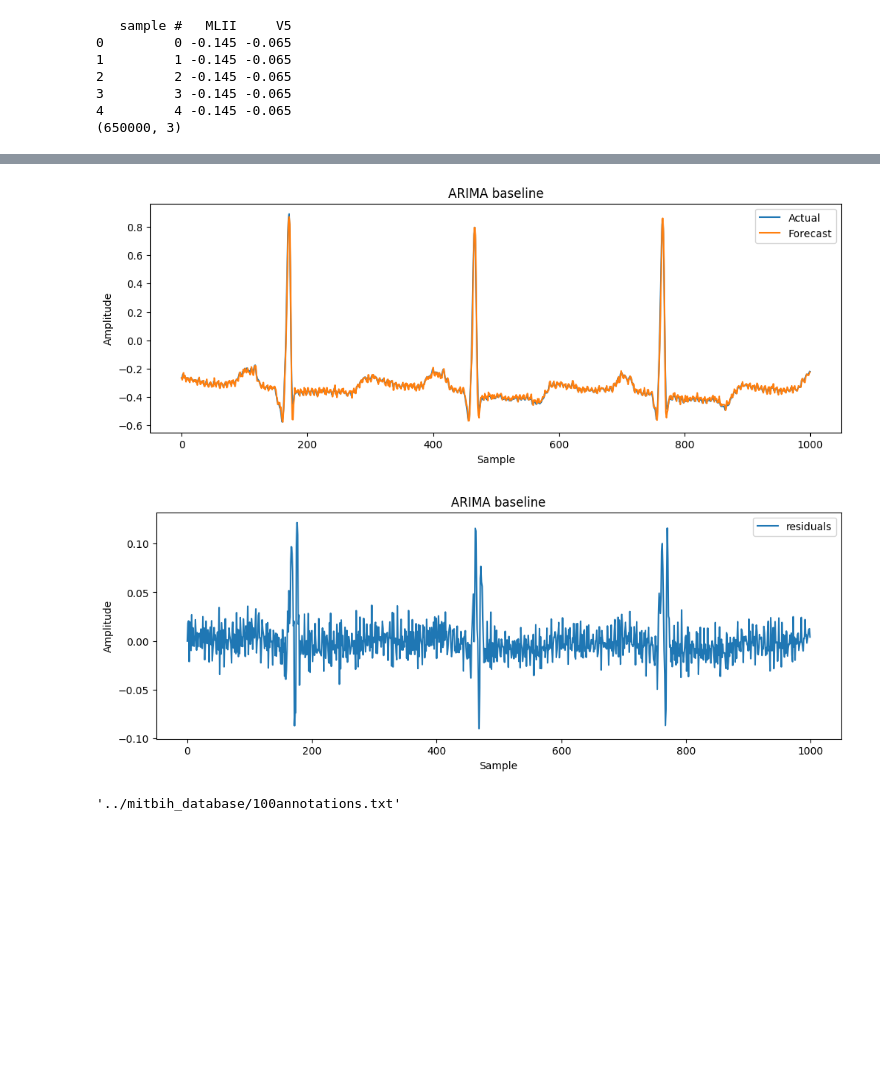
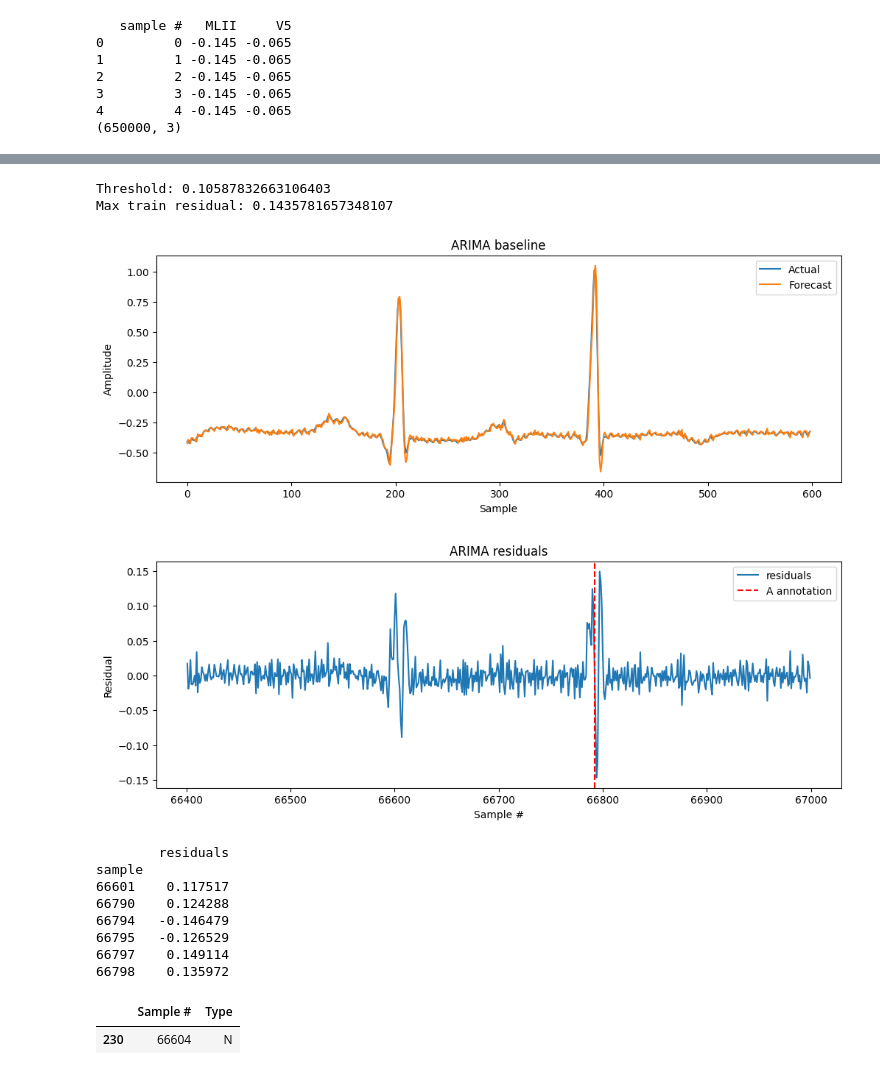
Before and after one commit to spoiler48/ecg-anomalies, a Jupyter notebook: notebooks/arima.ipynb, the cells around one changed output, grey strips where cells are left out. Drawn from its saved outputs; the diff is of its cells as text; code cells hidden in the pictures; blank space fills up the shorter version.

Commit message:
arima modifications

```diff
--- a/notebooks/arima.ipynb
+++ b/notebooks/arima.ipynb
@@ -47,0 +123,8 @@ print(data.shape)
+# %%
+anomaly_sample = 66792
+
+before = annotations[
+    (annotations['Sample #'] < anomaly_sample) & (annotations['Sample #'] > 60000)
+]['Type'].value_counts()
+
+print(before)
@@ -47,0 +135,6 @@ print(data.shape)
+# %%
+train_start = 65500
+train_end = 66400
+
+test_start = 66401
+test_end = 67000
@@ -48,2 +157,2 @@ print(data.shape)
 # %%
-signal = data['MLII'].iloc[:5000]
+signal = data['MLII']
@@ -59,5 +183,3 @@ plt.show()
 # %%
-train_size = int(len(signal) * 0.8)
-
-train = signal[:train_size]
-test = signal[train_size:]
+train = signal[train_start:train_end]
+test = signal[test_start:test_end]
@@ -96,3 +259,9 @@ for value in test:
+# %%
+print("Threshold:", threshold)
+print("Max train residual:", np.abs(train_residuals).max())
+# %% [output]
+Threshold: 0.10587832663106403
+Max train residual: 0.1435781657348107
 # %%
 residuals = np.array(test) - np.array(predictions)
 # %%
@@ -107,19 +276,50 @@ plt.ylabel('Amplitude')
 plt.legend()
 plt.show()
 # %% [output]
-[figure, old version]
+[figure, new version]
 # %%
+test_samples = test.index
+
 plt.figure(figsize=(12, 4))
 
-plt.plot(residuals, label='residuals')
+plt.plot(test_samples, residuals, label='residuals')
 
-plt.title('ARIMA baseline')
-plt.xlabel('Sample')
-plt.ylabel('Amplitude')
+plt.axvline(
+    anomaly_sample,
+    color='red',
+    linestyle='--',
+    label='A annotation'
+)
+
+plt.xlabel('Sample #')
+plt.ylabel('Residual')
+plt.title('ARIMA residuals')
 plt.legend()
+
 plt.show()
 # %% [output]
-[figure, old version]
+[figure, new version]
 # %%
+residuals_df = pd.DataFrame({
+    'sample': test_samples,
+    'residuals': residuals
+}).set_index('sample')
+
+print(residuals_df[residuals_df['residuals'].abs() > threshold])
 # %% [output]
-'../mitbih_database/100annotations.txt'
+        residuals
+sample
+66601    0.117517
+66790    0.124288
+66794   -0.146479
+66795   -0.126529
+66797    0.149114
+66798    0.135972
+# %%
+annotations[
+    (annotations['Sample #'] >= 66550) &
+    (annotations['Sample #'] <= 66650)
+][['Sample #', 'Type']]
+# %% [output]
+|  | Sample # | Type |
+| 230 | 66604 | N |
```
Also changed, not shown: parts of 19 cells of this notebook, 1 other file.
